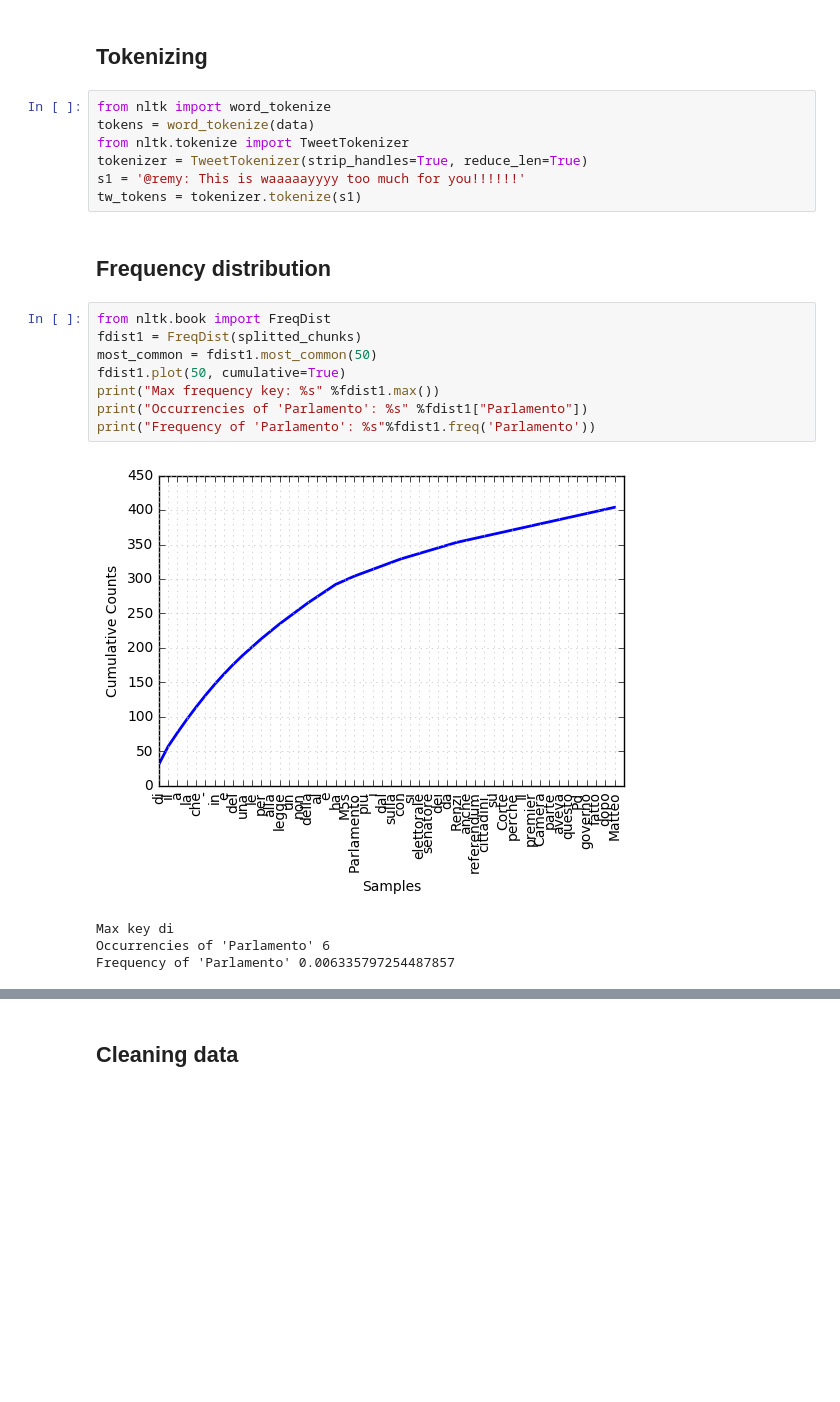
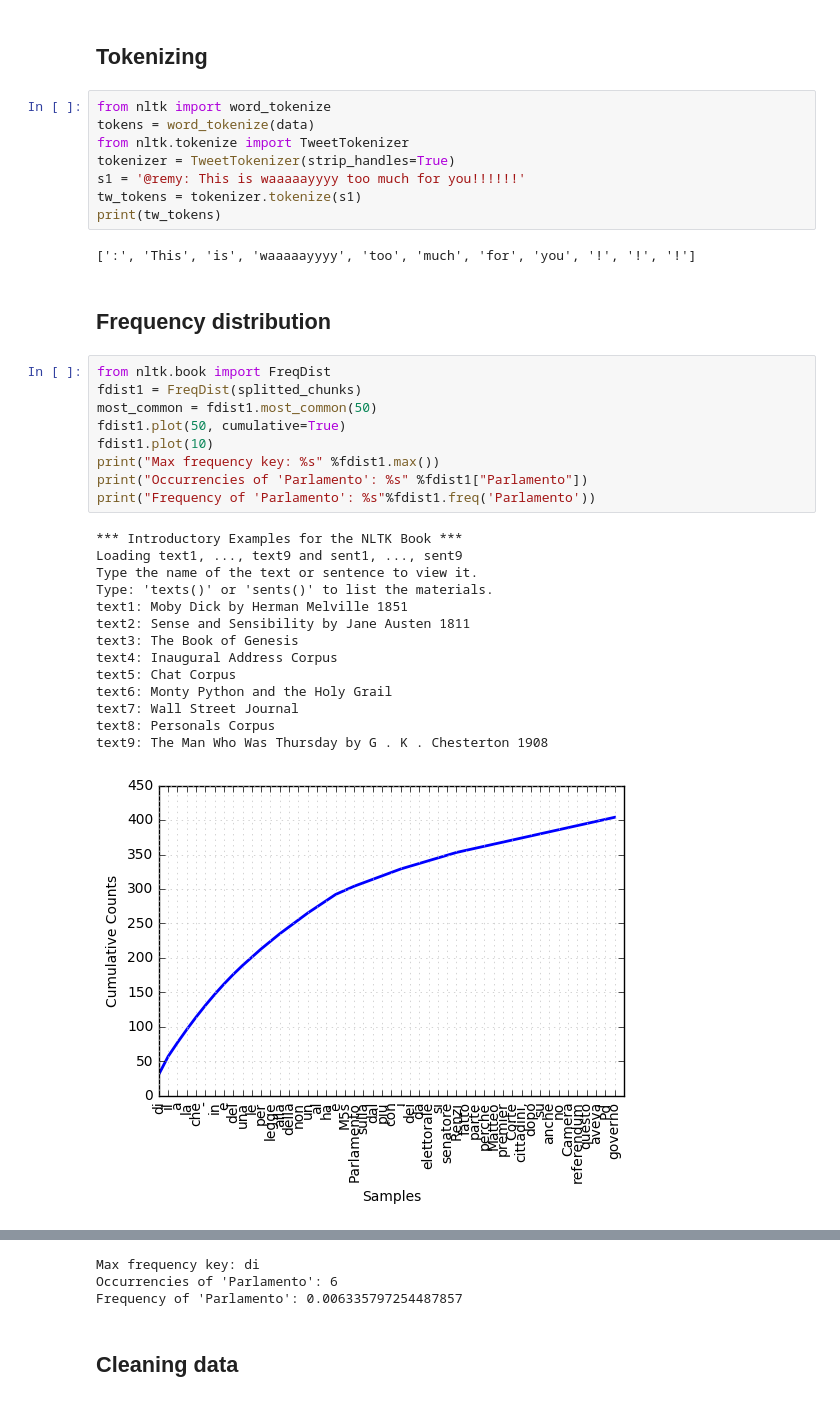
Before and after one commit to brunifrancesco/nltk_base, a Jupyter notebook: 1st.ipynb, the cells around one changed output, grey strips where cells are left out. Cells and saved outputs as stored; diff of their text form; blank space fills up the shorter version.

```diff
--- a/1st.ipynb
+++ b/1st.ipynb
@@ -101,21 +126,35 @@ Frequency distribution: [('M5s', 6), ('Parlamento', 6), ('al', 9), ('è', 9), ('
 from nltk import word_tokenize
 tokens = word_tokenize(data)
 from nltk.tokenize import TweetTokenizer
-tokenizer = TweetTokenizer(strip_handles=True, reduce_len=True)
+tokenizer = TweetTokenizer(strip_handles=True)
 s1 = '@remy: This is waaaaayyyy too much for you!!!!!!'
 tw_tokens = tokenizer.tokenize(s1)
+print(tw_tokens)
+# %% [output]
+[':', 'This', 'is', 'waaaaayyyy', 'too', 'much', 'for', 'you', '!', '!', '!']
 # %% [markdown]
 ## Frequency distribution
 # %%
 from nltk.book import FreqDist
 fdist1 = FreqDist(splitted_chunks)
 most_common = fdist1.most_common(50)
 fdist1.plot(50, cumulative=True)
+fdist1.plot(10)
 print("Max frequency key: %s" %fdist1.max())
 print("Occurrencies of 'Parlamento': %s" %fdist1["Parlamento"])
 print("Frequency of 'Parlamento': %s"%fdist1.freq('Parlamento'))
 # %% [output]
+*** Introductory Examples for the NLTK Book ***
+Loading text1, ..., text9 and sent1, ..., sent9
+Type the name of the text or sentence to view it.
+Type: 'texts()' or 'sents()' to list the materials.
+text1: Moby Dick by Herman Melville 1851
+text2: Sense and Sensibility by Jane Austen 1811
+text3: The Book of Genesis
+text4: Inaugural Address Corpus
+text5: Chat Corpus
+text6: Monty Python and the Holy Grail
+text7: Wall Street Journal
+text8: Personals Corpus
+text9: The Man Who Was Thursday by G . K . Chesterton 1908
-[figure, old version]
+[figure, new version]
-Max key di
-Occurrencies of 'Parlamento' 6
-Frequency of 'Parlamento' 0.006335797254487857
@@ -122,3 +162,6 @@ Frequency of 'Parlamento' 0.006335797254487857
+Max frequency key: di
+Occurrencies of 'Parlamento': 6
+Frequency of 'Parlamento': 0.006335797254487857
 # %% [markdown]
 ## Cleaning data
 # %%
```
Also changed, not shown: parts of 14 cells of this notebook, 2 other files.
